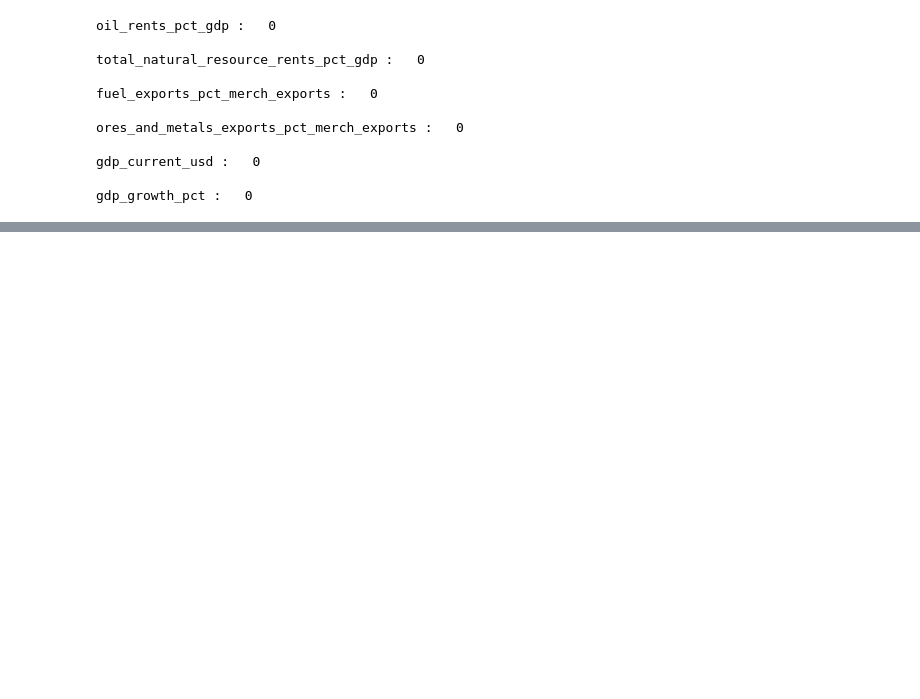
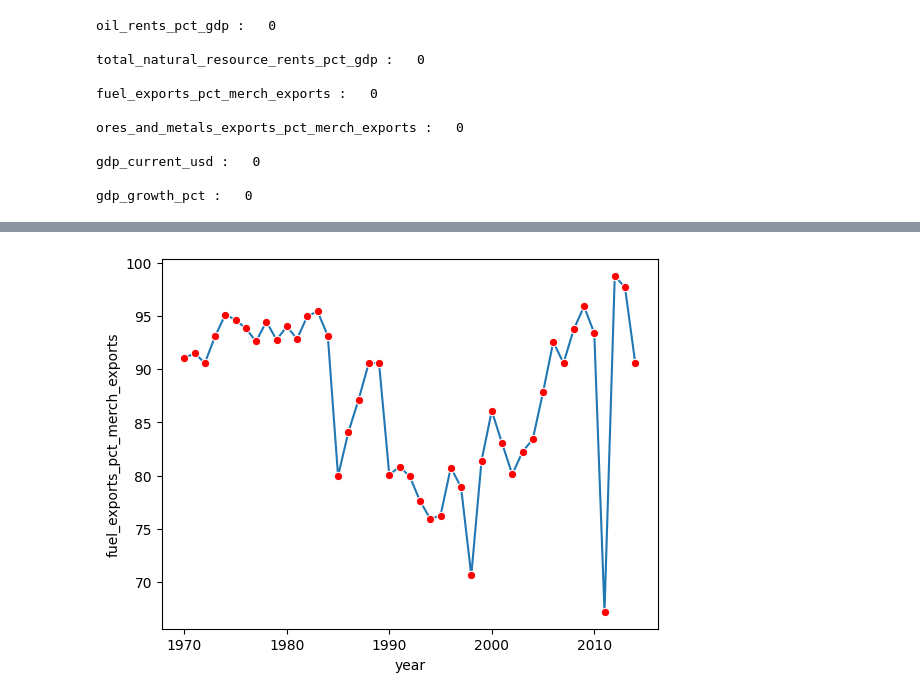
Before and after one commit to amithvardhan99/misc, a Jupyter notebook: Venezuela Resource Dependency & Economy(1960-2023)/notebook.ipynb, the cells around one changed output, grey strips where cells are left out. Cells and saved outputs as stored; diff of their text form; code cells hidden in the pictures; blank space fills up the shorter version.

```diff
--- a/Venezuela Resource Dependency & Economy(1960-2023)/notebook.ipynb
+++ b/Venezuela Resource Dependency & Economy(1960-2023)/notebook.ipynb
@@ -186,0 +220,5 @@ gdp_growth_pct :   0
+# %%
+ax = sns.lineplot(x=df_proper_pd["year"],y=df_proper_pd["fuel_exports_pct_merch_exports"],marker="o")
+ax.lines[0].set_markerfacecolor("red")
+# %% [output]
+[figure, added]
```
Also changed, not shown: parts of 9 cells of this notebook.
